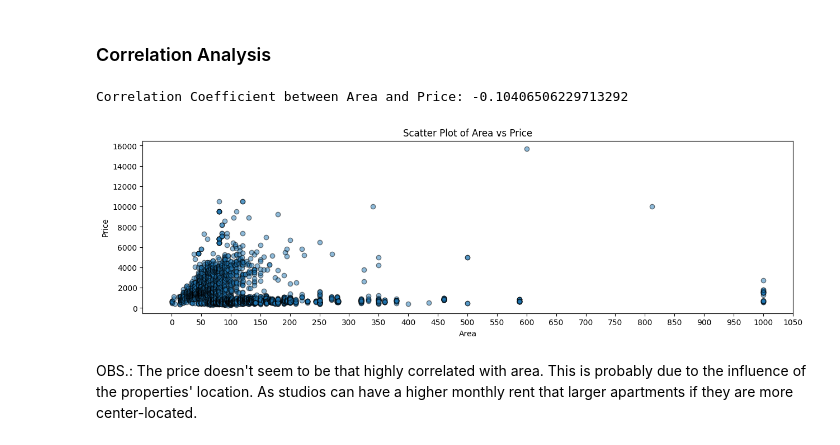
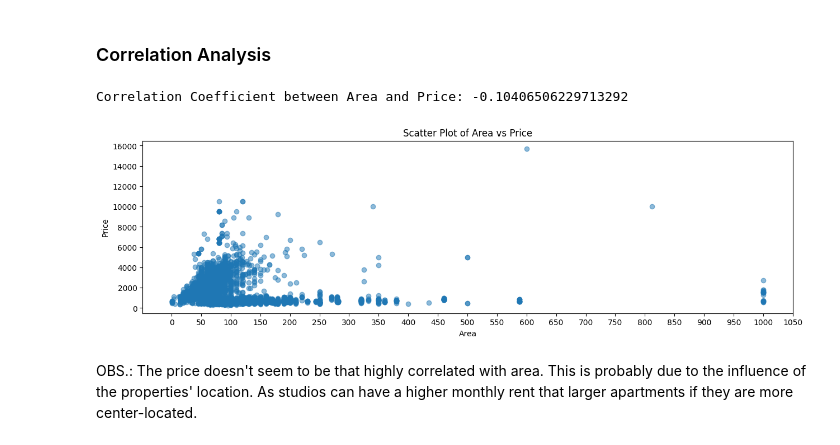
Before and after one commit to camilababo/Exploring-Task-Automation, a Jupyter notebook: Web_Scrapping/barcelona-rental-properties-analysis.ipynb, the cells around one changed output. Drawn from its saved outputs; the diff is of its cells as text; code cells hidden in the pictures.

```diff
--- a/Web_Scrapping/barcelona-rental-properties-analysis.ipynb
+++ b/Web_Scrapping/barcelona-rental-properties-analysis.ipynb
@@ -158,20 +158,20 @@ plt.show()
 # %%
 price_area_cleaned = bcn_rent_df.dropna(subset=['Area', 'Average Price'])
 price_area_cleaned_sorted = price_area_cleaned.sort_values(by='Area')
 correlation_coefficient = price_area_cleaned_sorted['Area'].corr(price_area_cleaned_sorted['Average Price'])
 
 print("Correlation Coefficient between Area and Price:", correlation_coefficient)
 
 plt.figure(figsize=(15, 4))
-plt.scatter(price_area_cleaned_sorted['Area'], price_area_cleaned_sorted['Average Price'], alpha=0.5, edgecolors='black')
+plt.scatter(price_area_cleaned_sorted['Area'], price_area_cleaned_sorted['Average Price'], alpha=0.5)
 plt.xticks(range(0, 1100, 50))
 plt.title('Scatter Plot of Area vs Price')
 plt.xlabel('Area', rotation=0)
 plt.ylabel('Price')
 plt.show()
 # %% [output]
 Correlation Coefficient between Area and Price: -0.10406506229713292
-[figure, old version]
+[figure, new version]
 # %% [markdown]
 OBS.: The price doesn't seem to be that highly correlated with area. This is probably due to the influence of the properties' location. As studios can have a higher monthly rent that larger apartments if they are more center-located.
 # %%
```
